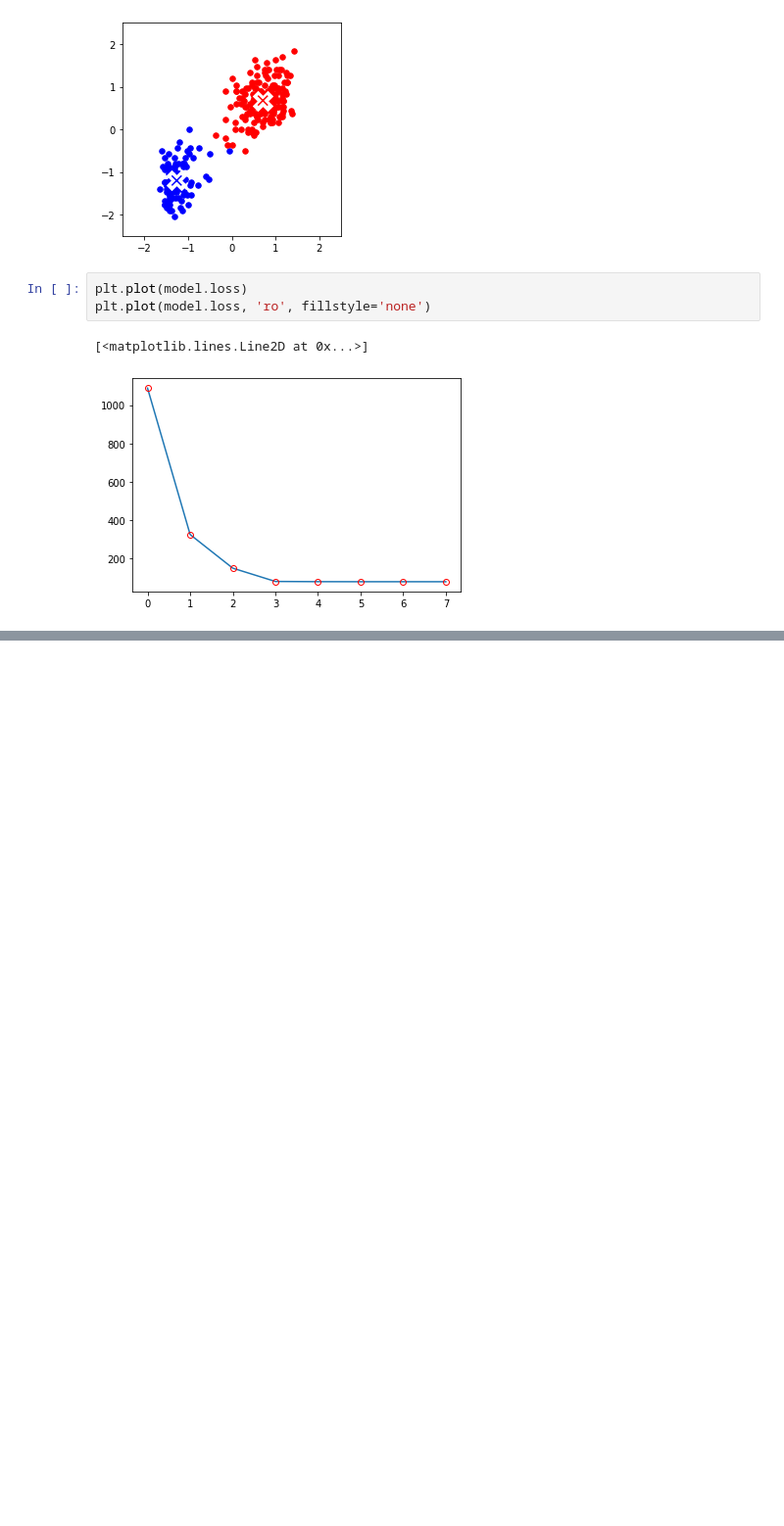
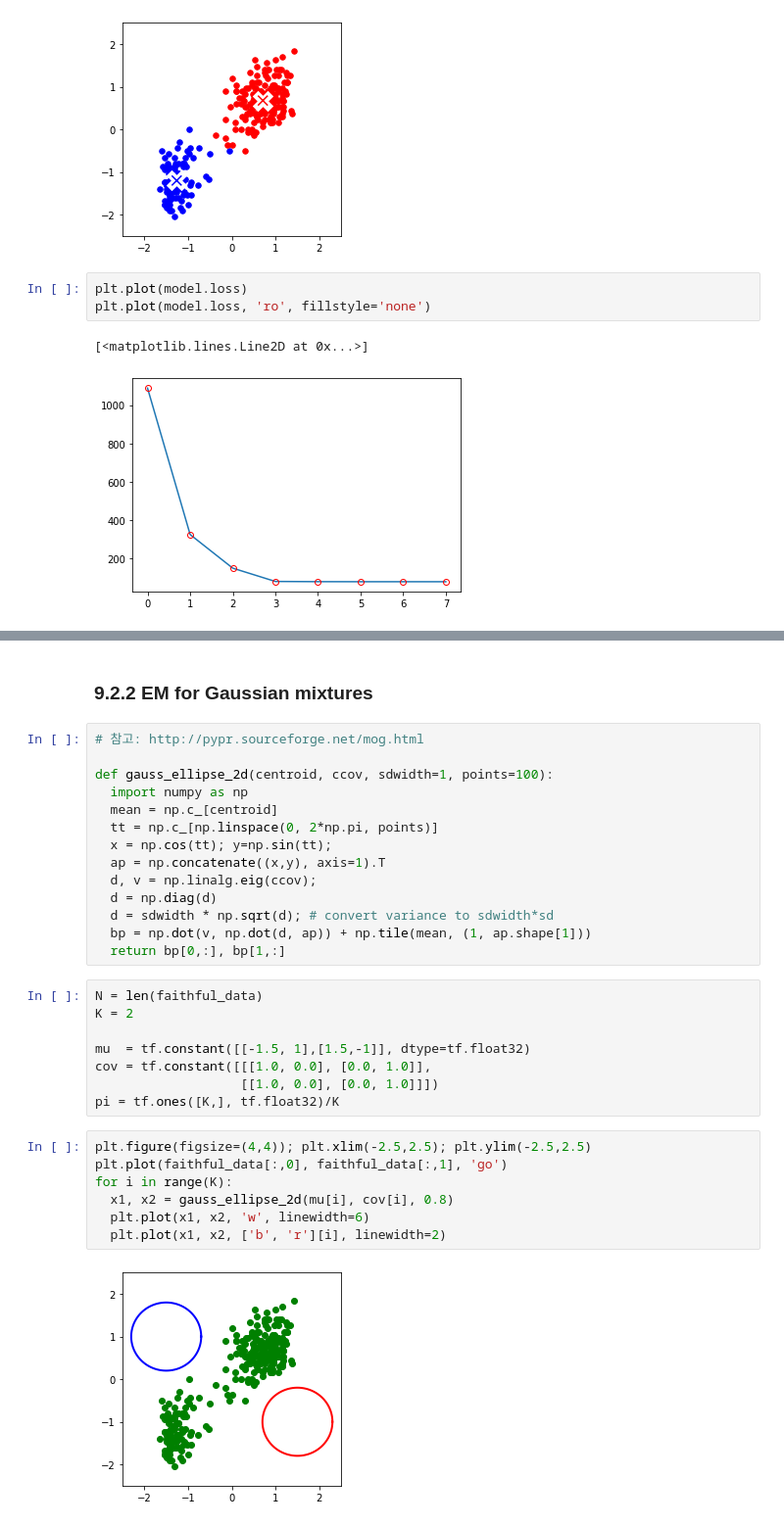
Before and after one commit to bt22dr/PRML, a Jupyter notebook: PRML_chapter_9.ipynb, the cells around one changed output, grey strips where cells are left out. Shown at 98% size. Cells and saved outputs as stored; diff of their text form; blank space fills up the shorter version.

```diff
--- a/PRML_chapter_9.ipynb
+++ b/PRML_chapter_9.ipynb
@@ -203,0 +332,33 @@ plt.plot(model.loss, 'ro', fillstyle='none')
+# %% [markdown]
+### 9.2.2 EM for Gaussian mixtures
+# %%
+# 참고: http://pypr.sourceforge.net/mog.html
+
+def gauss_ellipse_2d(centroid, ccov, sdwidth=1, points=100):
+  import numpy as np
+  mean = np.c_[centroid]
+  tt = np.c_[np.linspace(0, 2*np.pi, points)]
+  x = np.cos(tt); y=np.sin(tt);
+  ap = np.concatenate((x,y), axis=1).T
+  d, v = np.linalg.eig(ccov);
+  d = np.diag(d)
+  d = sdwidth * np.sqrt(d); # convert variance to sdwidth*sd
+  bp = np.dot(v, np.dot(d, ap)) + np.tile(mean, (1, ap.shape[1]))
+  return bp[0,:], bp[1,:]
+# %%
+N = len(faithful_data)
+K = 2
+
+mu  = tf.constant([[-1.5, 1],[1.5,-1]], dtype=tf.float32)
+cov = tf.constant([[[1.0, 0.0], [0.0, 1.0]],
+                   [[1.0, 0.0], [0.0, 1.0]]])
+pi = tf.ones([K,], tf.float32)/K
+# %%
+plt.figure(figsize=(4,4)); plt.xlim(-2.5,2.5); plt.ylim(-2.5,2.5)
+plt.plot(faithful_data[:,0], faithful_data[:,1], 'go')
+for i in range(K):
+  x1, x2 = gauss_ellipse_2d(mu[i], cov[i], 0.8)
+  plt.plot(x1, x2, 'w', linewidth=6)
+  plt.plot(x1, x2, ['b', 'r'][i], linewidth=2)
+# %% [output]
+[figure, added]
```
Also changed, not shown: parts of 19 cells of this notebook.
